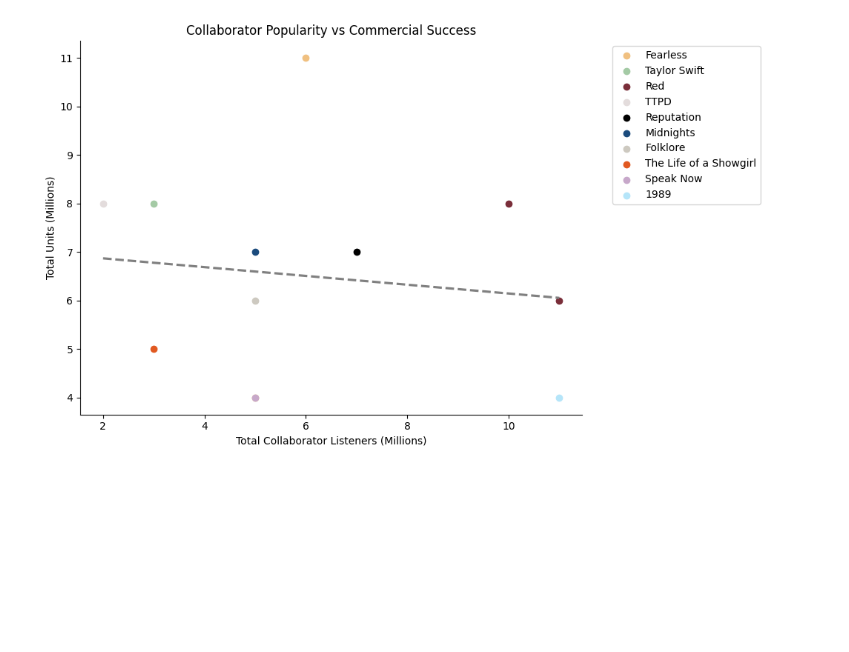
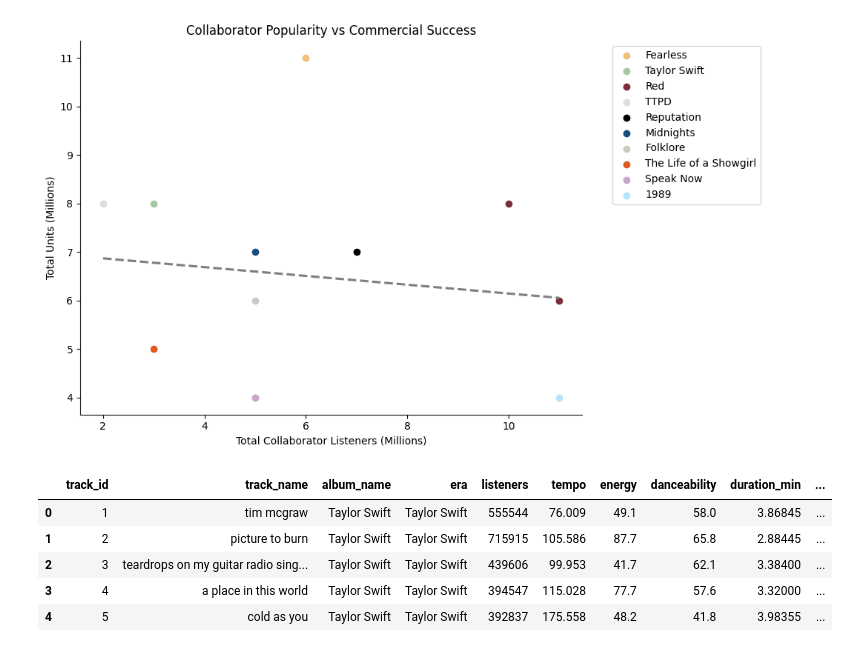
Before and after one commit to haskinse/bee2041_empirical_project, a Jupyter notebook: source_code/04_analysis.ipynb, the cells around one changed output. Saved outputs shown, nothing was run; the diff lists cells and outputs as text; code cells hidden in the pictures; blank space fills up the shorter version.

Commit message:
Regress track features on track success, starting with a smaller model with more correlated features before expanding.

```diff
--- a/source_code/04_analysis.ipynb
+++ b/source_code/04_analysis.ipynb
@@ -563,0 +566,21 @@ plot_collaborator_popularity("popularity_of_collaborators")
+# %%
+conn = sqlite3.connect(f"{project_path}/data/clean/taylor_swift.db") # connect to database
+
+# get track level data with features + listeners (our success measure)
+track_data = pd.read_sql("""
+SELECT t.track_id, t.track_name, a.album_name, a.era, t.listeners, t.tempo, t.energy, t.danceability, t.duration_min, t.valence, t.acousticness, t.instrumentalness, t.liveness, t.loudness, t.speechiness, t.explicit
+FROM tracks t
+JOIN albums a ON t.album_id = a.album_id
+WHERE a.album_name NOT LIKE '%(Taylor''s Version)%'
+""", conn)
+
+conn.close() # close connection
+
+track_data.head()
+# %% [output]
+|  | track_id | track_name | album_name | era | listeners | tempo | energy | danceability | duration_min | ... |
+| 0 | 1 | tim mcgraw | Taylor Swift | Taylor Swift | 555544 | 76.009 | 49.1 | 58.0 | 3.86845 | ... |
+| 1 | 2 | picture to burn | Taylor Swift | Taylor Swift | 715915 | 105.586 | 87.7 | 65.8 | 2.88445 | ... |
+| 2 | 3 | teardrops on my guitar radio sing... | Taylor Swift | Taylor Swift | 439606 | 99.953 | 41.7 | 62.1 | 3.38400 | ... |
+| 3 | 4 | a place in this world | Taylor Swift | Taylor Swift | 394547 | 115.028 | 77.7 | 57.6 | 3.32000 | ... |
+| 4 | 5 | cold as you | Taylor Swift | Taylor Swift | 392837 | 175.558 | 48.2 | 41.8 | 3.98355 | ... |
```
Also changed, not shown: parts of 8 cells of this notebook.
